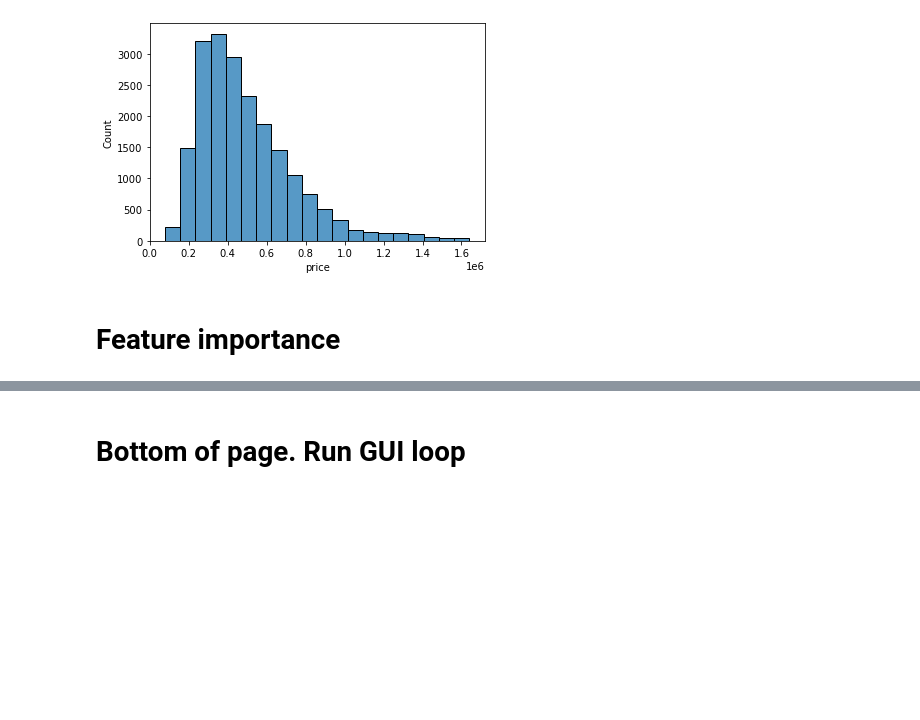
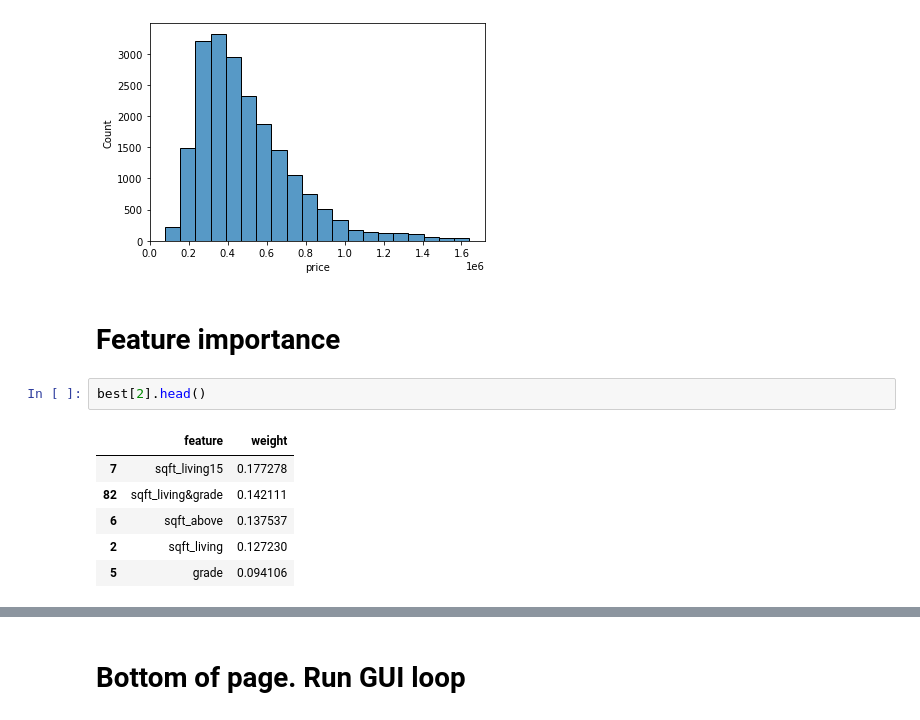
Before and after one commit to willcline613/bsc-phase-two-project, a Jupyter notebook: notebooks/exploratory/will/will-main.ipynb, the cells around one changed output, grey strips where cells are left out. Drawn from its saved outputs; the diff is of its cells as text; blank space fills up the shorter version.

```diff
--- a/notebooks/exploratory/will/will-main.ipynb
+++ b/notebooks/exploratory/will/will-main.ipynb
@@ -314,4 +301,13 @@ sns.histplot(df.price, bins=20)
 [figure]
 # %% [markdown]
 # Feature importance
+# %%
+best[2].head()
+# %% [output]
+|  | feature | weight |
+| 7 | sqft_living15 | 0.177278 |
+| 82 | sqft_living&grade | 0.142111 |
+| 6 | sqft_above | 0.137537 |
+| 2 | sqft_living | 0.127230 |
+| 5 | grade | 0.094106 |
 # %%
```
Also changed, not shown: parts of 5 cells of this notebook, 2 other files.
